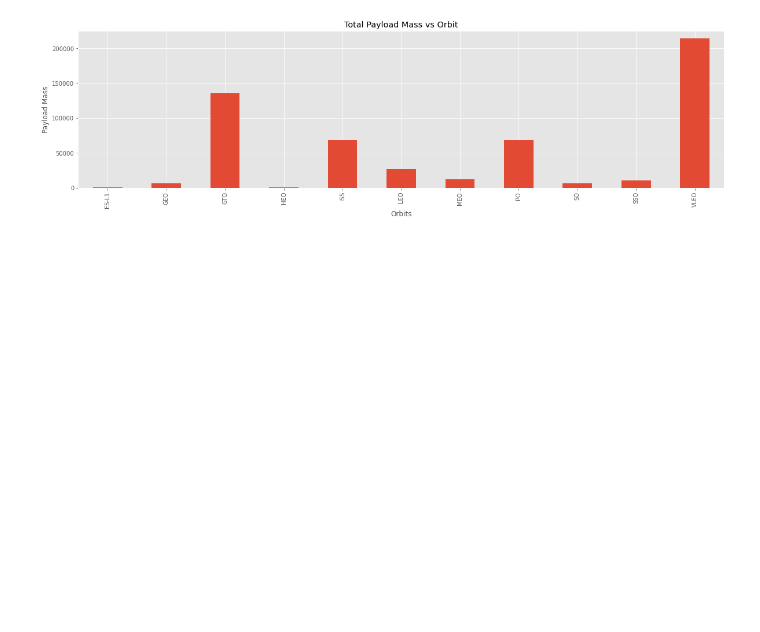
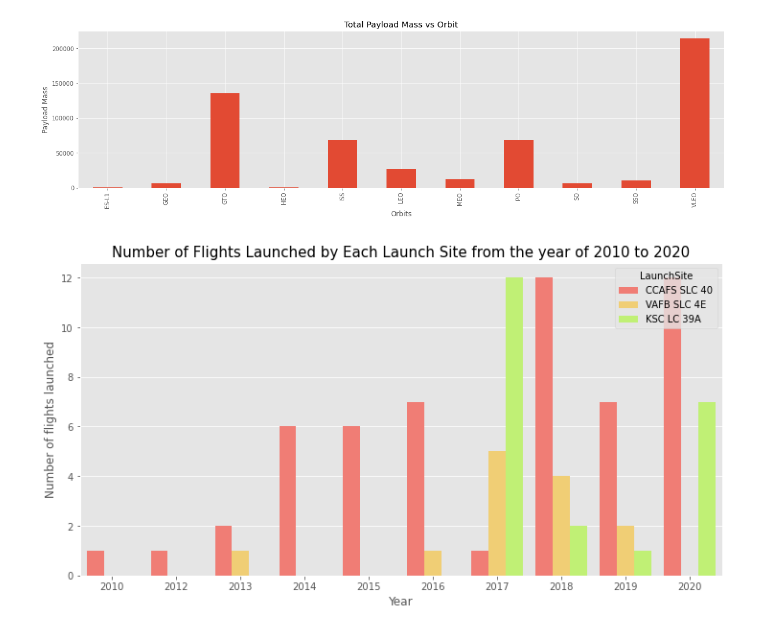
Before and after one commit to JasonnLim/SpaceX, a Jupyter notebook: SpaceX.ipynb, the cells around one changed output. Saved outputs shown, nothing was run; the diff lists cells and outputs as text; code cells hidden in the pictures; blank space fills up the shorter version.

```diff
--- a/SpaceX.ipynb
+++ b/SpaceX.ipynb
@@ -313,3 +313,31 @@ plt.ylabel('Payload Mass')
 # %% [output]
 Text(0, 0.5, 'Payload Mass')
 [figure]
+# %%
+#Visualization of the number of flights launched by each launch site in each year
+
+#Obtain "Year" values from the date of each flight
+def get_year():
+    for i in df['Date']:
+        year.append(i.split("-")[0])
+    return year
+
+year = []
+df = data.copy()
+year = get_year()
+df['Date'] = year
+#df.head()
+
+
+plt.figure(figsize = (12,6))
+sns.countplot(x = 'Date',
+              data = df,
+              hue = 'LaunchSite',
+              palette = sns.hls_palette(9,l=.7,s=.8), saturation = 1.5)
+
+plt.title('Number of Flights Launched by Each Launch Site from the year of 2010 to 2020', fontsize = 15)
+plt.ylabel('Number of flights launched')
+plt.xlabel('Year')
+plt.show()
+# %% [output]
+[figure, added]
```
Also changed, not shown: parts of 2 cells of this notebook.
